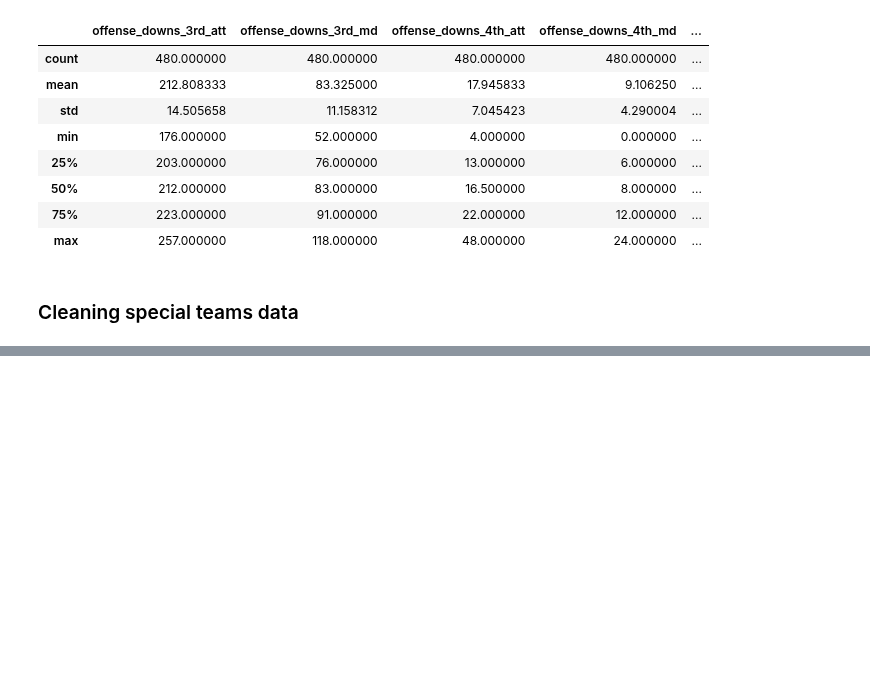
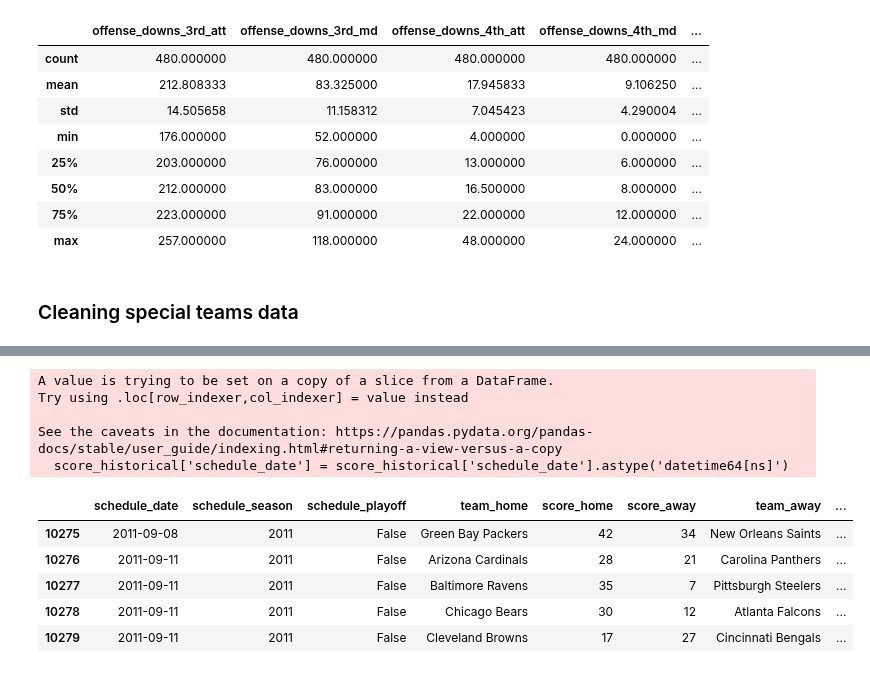
Before and after one commit to rafabandoni/nfl-predict, a Jupyter notebook: notebooks/00_nfl_predict_class.ipynb, the cells around one changed output, grey strips where cells are left out. Cells and saved outputs as stored; diff of their text form; code cells hidden in the pictures; blank space fills up the shorter version.

```diff
--- a/notebooks/00_nfl_predict_class.ipynb
+++ b/notebooks/00_nfl_predict_class.ipynb
@@ -313,0 +372,35 @@ special_teams_dataframe.describe()
+# %%
+score_historical['schedule_date'] = score_historical['schedule_date'].astype('datetime64[ns]')
+# %% [output]
+A value is trying to be set on a copy of a slice from a DataFrame.
+Try using .loc[row_indexer,col_indexer] = value instead
+
+See the caveats in the documentation: https://pandas.pydata.org/pandas-docs/stable/user_guide/indexing.html#returning-a-view-versus-a-copy
+  score_historical['schedule_date'] = score_historical['schedule_date'].astype('datetime64[ns]')
+# %%
+score_historical = score_historical[['schedule_date',
+                                     'schedule_season',
+                                     'schedule_playoff',
+                                     'team_home',
+                                     'score_home',
+                                     'score_away',
+                                     'team_away',
+                                     'stadium_neutral'
+                                     ]]
+# %%
+def home_winner(score_home, score_away):
+  if score_home > score_away:
+    return True
+  else:
+    return False # we will not be working on ties here since they are rare on NFL
+
+score_historical['home_winner'] = score_historical.apply(lambda row: home_winner(row['score_home'], row['score_away']), axis=1)
+# %%
+score_historical.head()
+# %% [output]
+|  | schedule_date | schedule_season | schedule_playoff | team_home | score_home | score_away | team_away | ... |
+| 10275 | 2011-09-08 | 2011 | False | Green Bay Packers | 42 | 34 | New Orleans Saints | ... |
+| 10276 | 2011-09-11 | 2011 | False | Arizona Cardinals | 28 | 21 | Carolina Panthers | ... |
+| 10277 | 2011-09-11 | 2011 | False | Baltimore Ravens | 35 | 7 | Pittsburgh Steelers | ... |
+| 10278 | 2011-09-11 | 2011 | False | Chicago Bears | 30 | 12 | Atlanta Falcons | ... |
+| 10279 | 2011-09-11 | 2011 | False | Cleveland Browns | 17 | 27 | Cincinnati Bengals | ... |
```
Also changed, not shown: parts of 11 cells of this notebook.
